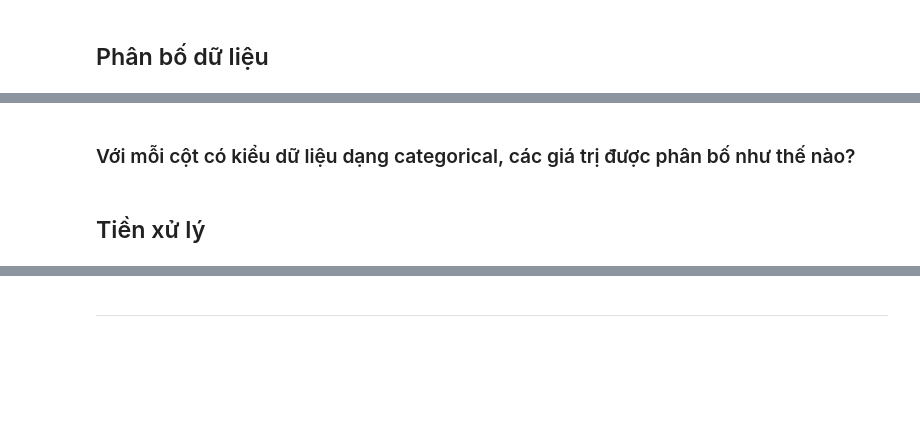
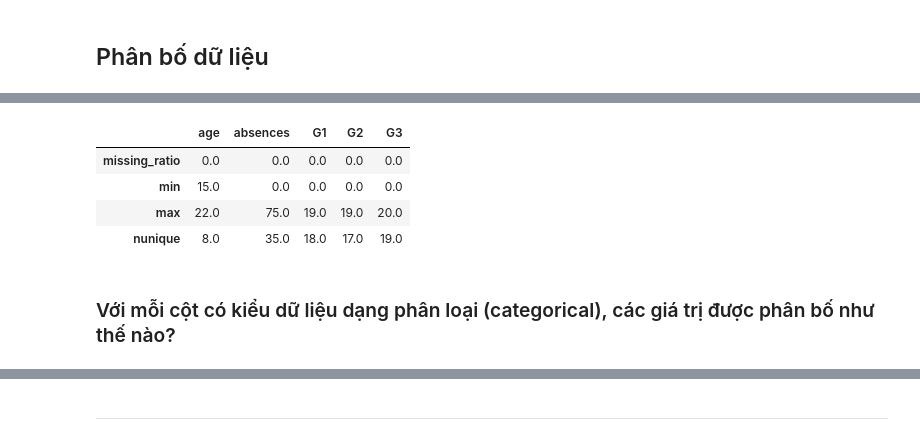
Before and after one commit to ngohuudang/P4DS_FinalProject, a Jupyter notebook: final.ipynb, the cells around one changed output, grey strips where cells are left out. Cells and saved outputs as stored; diff of their text form; code cells hidden in the pictures; blank space fills up the shorter version.

```diff
--- a/final.ipynb
+++ b/final.ipynb
@@ -95,4 +243,17 @@ The data were obtained in a survey of students math and portuguese language cour
+# %%
+def missing_ratio(s):
+    return s.isna().mean() * 100
+student_df.loc[:,student_df.dtypes == np.int64].agg([
+    missing_ratio,
+    min,
+    max,
+    pd.Series.nunique
+])
+# %% [output]
+|  | age | absences | G1 | G2 | G3 |
+| missing_ratio | 0.0 | 0.0 | 0.0 | 0.0 | 0.0 |
+| min | 15.0 | 0.0 | 0.0 | 0.0 | 0.0 |
+| max | 22.0 | 75.0 | 19.0 | 19.0 | 20.0 |
+| nunique | 8.0 | 35.0 | 18.0 | 17.0 | 19.0 |
 # %% [markdown]
-### Với mỗi cột có kiểu dữ liệu dạng categorical, các giá trị được phân bố như thế nào?
+### Với mỗi cột có kiểu dữ liệu dạng phân loại  (categorical), các giá trị được phân bố như thế nào?
-# %% [markdown]
-## Tiền xử lý
```
Also changed, not shown: parts of 23 cells of this notebook.
